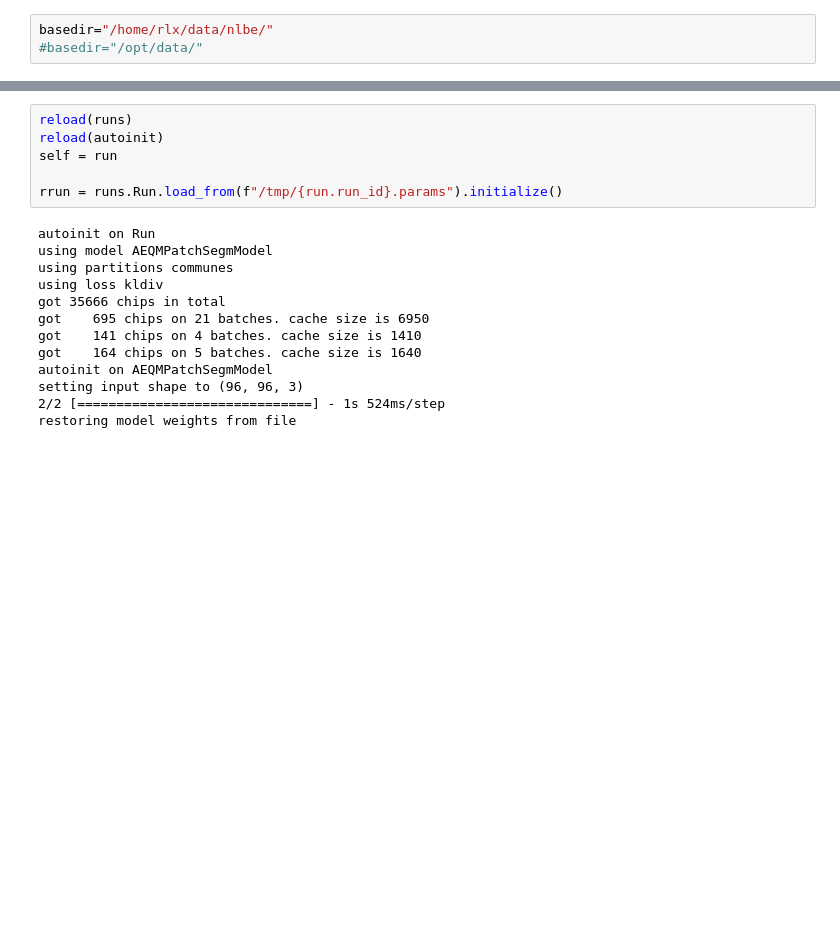
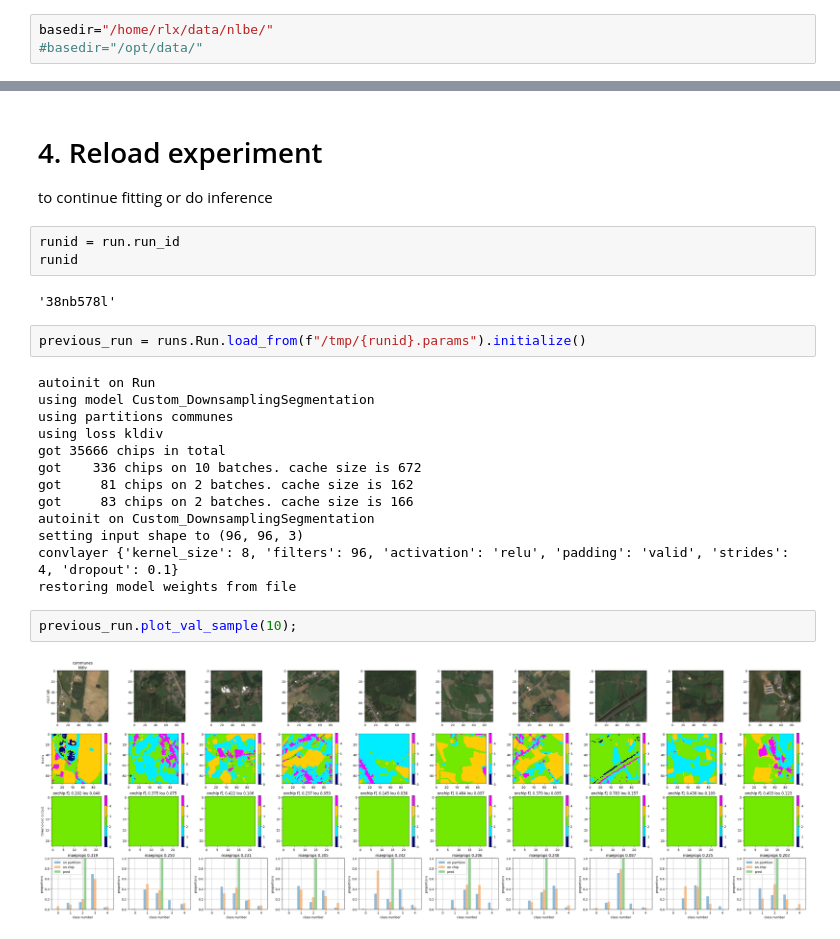
Before and after one commit to rramosp/qm4labelproportions, a Jupyter notebook: notebooks/dev.ipynb, the cells around one changed output, grey strips where cells are left out. Cells and saved outputs as stored; diff of their text form; blank space fills up the shorter version.

```diff
--- a/notebooks/dev.ipynb
+++ b/notebooks/dev.ipynb
@@ -259,19 +158,28 @@ run.run_id
+# %% [markdown]
+# 4. Reload experiment
+
+to continue fitting or do inference
+# %%
+runid = run.run_id
+runid
+# %% [output]
+'38nb578l'
 # %%
-reload(runs)
-reload(autoinit)
-self = run
-
-rrun = runs.Run.load_from(f"/tmp/{run.run_id}.params").initialize()
+previous_run = runs.Run.load_from(f"/tmp/{runid}.params").initialize()
 # %% [output]
 autoinit on Run
-using model AEQMPatchSegmModel
+using model Custom_DownsamplingSegmentation
 using partitions communes
 using loss kldiv
 got 35666 chips in total
-got    695 chips on 21 batches. cache size is 6950
-got    141 chips on 4 batches. cache size is 1410
-got    164 chips on 5 batches. cache size is 1640
-autoinit on AEQMPatchSegmModel
+got    336 chips on 10 batches. cache size is 672
+got     81 chips on 2 batches. cache size is 162
+got     83 chips on 2 batches. cache size is 166
+autoinit on Custom_DownsamplingSegmentation
 setting input shape to (96, 96, 3)
-2/2 [==============================] - 1s 524ms/step
+convlayer {'kernel_size': 8, 'filters': 96, 'activation': 'relu', 'padding': 'valid', 'strides': 4, 'dropout': 0.1}
 restoring model weights from file
+# %%
+previous_run.plot_val_sample(10);
+# %% [output]
+[figure, added]
```
Also changed, not shown: parts of 24 cells of this notebook.
